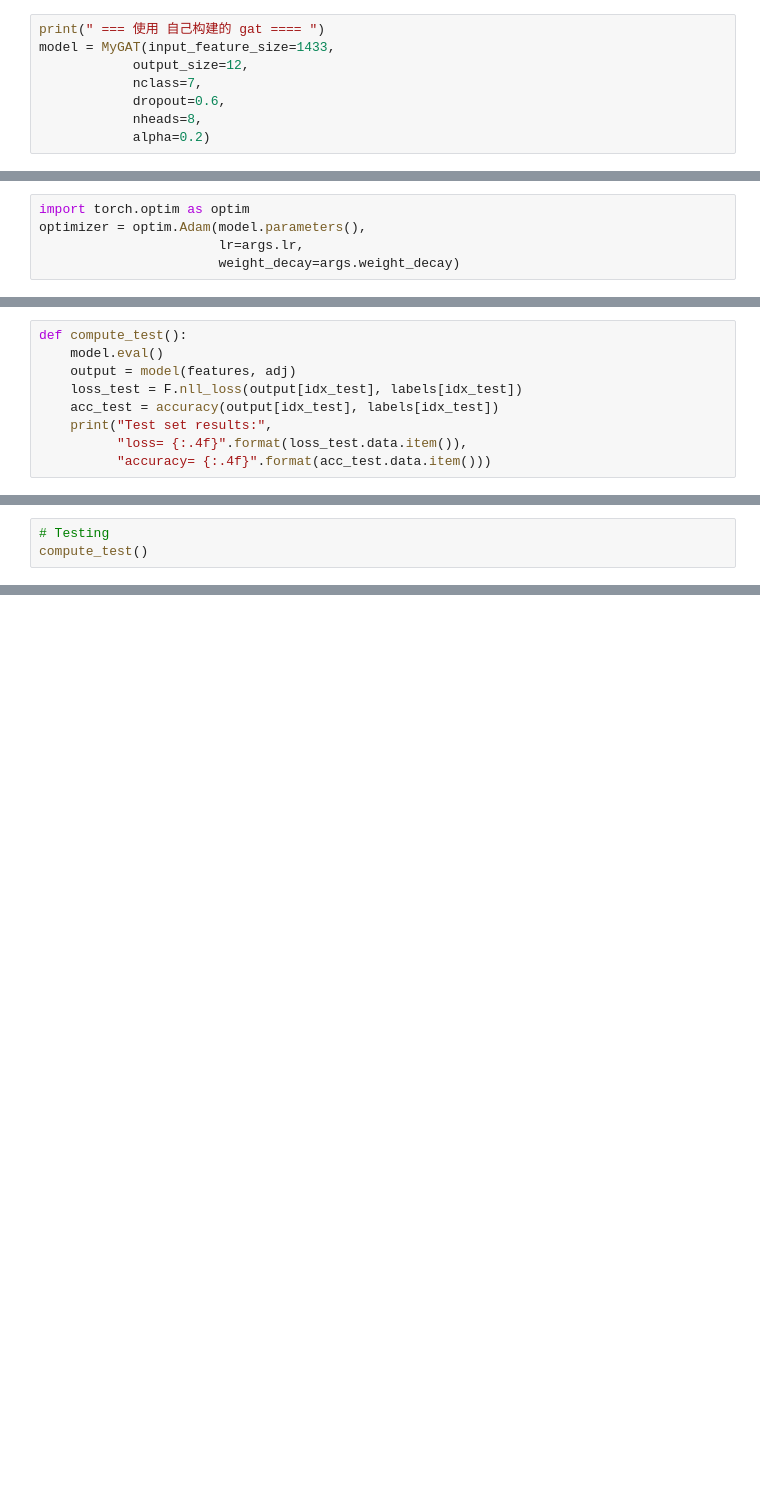
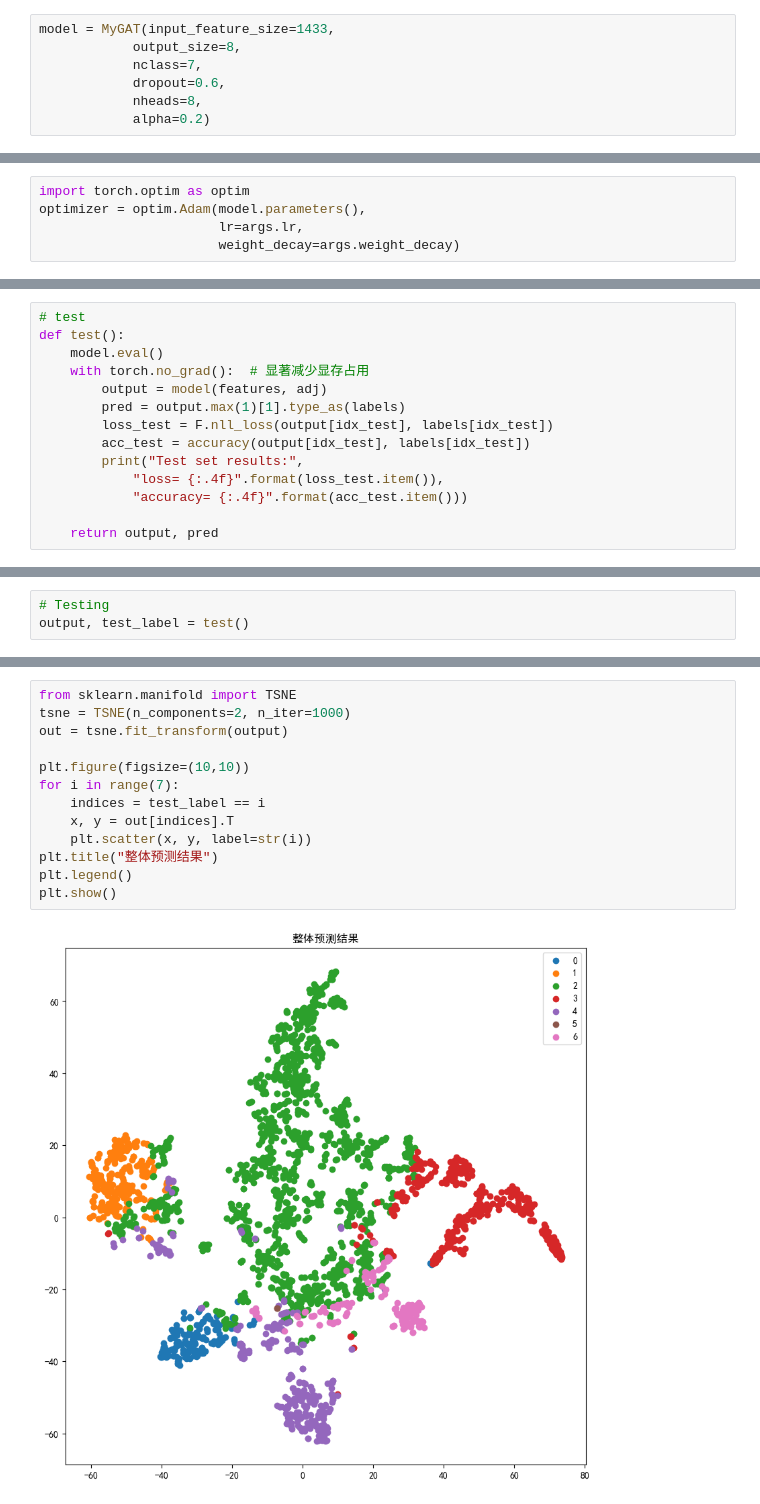
Before and after one commit to FogInMist/Paper_Reading, a Jupyter notebook: 2018_GAT/GAT模型复现/GAT_model.ipynb, the cells around one changed output, grey strips where cells are left out. Saved outputs shown, nothing was run; the diff lists cells and outputs as text; blank space fills up the shorter version.

```diff
--- a/2018_GAT/GAT模型复现/GAT_model.ipynb
+++ b/2018_GAT/GAT模型复现/GAT_model.ipynb
@@ -172,9 +241,8 @@ torch.manual_seed(args.seed)
 # %% [output]
 <torch._C.Generator at 0x...>
 # %%
-print(" === 使用 自己构建的 gat ==== ")
 model = MyGAT(input_feature_size=1433,
-            output_size=12,
+            output_size=8,
             nclass=7,
             dropout=0.6,
             nheads=8,
@@ -220,9 +322,14 @@ def train(epoch):
 # %%
-def compute_test():
+# test
+def test():
     model.eval()
-    output = model(features, adj)
-    loss_test = F.nll_loss(output[idx_test], labels[idx_test])
-    acc_test = accuracy(output[idx_test], labels[idx_test])
-    print("Test set results:",
-          "loss= {:.4f}".format(loss_test.data.item()),
-          "accuracy= {:.4f}".format(acc_test.data.item()))
+    with torch.no_grad():  # 显著减少显存占用
+        output = model(features, adj)
+        pred = output.max(1)[1].type_as(labels)
+        loss_test = F.nll_loss(output[idx_test], labels[idx_test])
+        acc_test = accuracy(output[idx_test], labels[idx_test])
+        print("Test set results:",
+            "loss= {:.4f}".format(loss_test.item()),
+            "accuracy= {:.4f}".format(acc_test.item()))
+
+    return output, pred
@@ -262,4 +336,4 @@ Optimization Finished!
 # %%
 # Testing
-compute_test()
+output, test_label = test()
 # %% [output]
@@ -266,0 +347,15 @@ Test set results: loss= 1.7122 accuracy= 0.4760
+# %%
+from sklearn.manifold import TSNE
+tsne = TSNE(n_components=2, n_iter=1000)
+out = tsne.fit_transform(output)
+
+plt.figure(figsize=(10,10))
+for i in range(7):
+    indices = test_label == i
+    x, y = out[indices].T
+    plt.scatter(x, y, label=str(i))
+plt.title("整体预测结果")
+plt.legend()
+plt.show()
+# %% [output]
+[figure, added]
```
Also changed, not shown: parts of 18 cells of this notebook, 14 other files.
